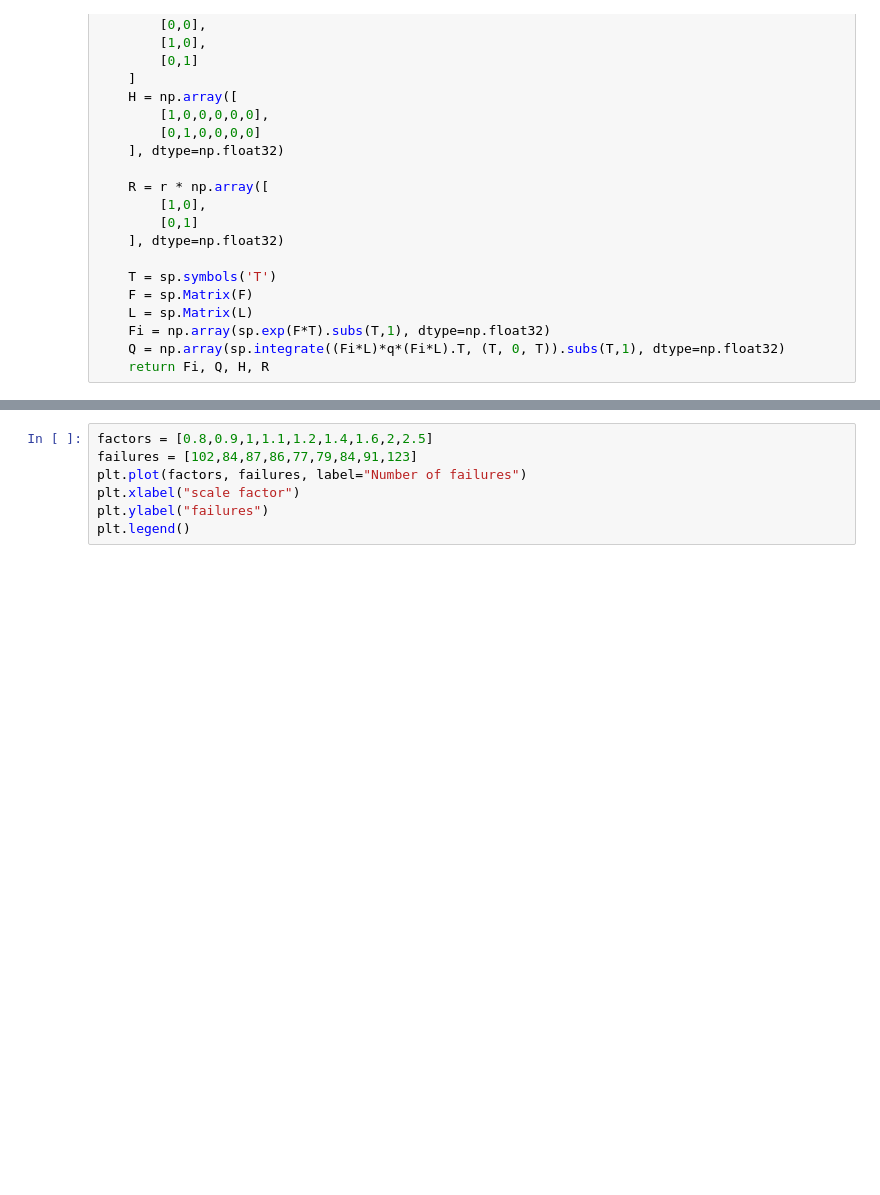
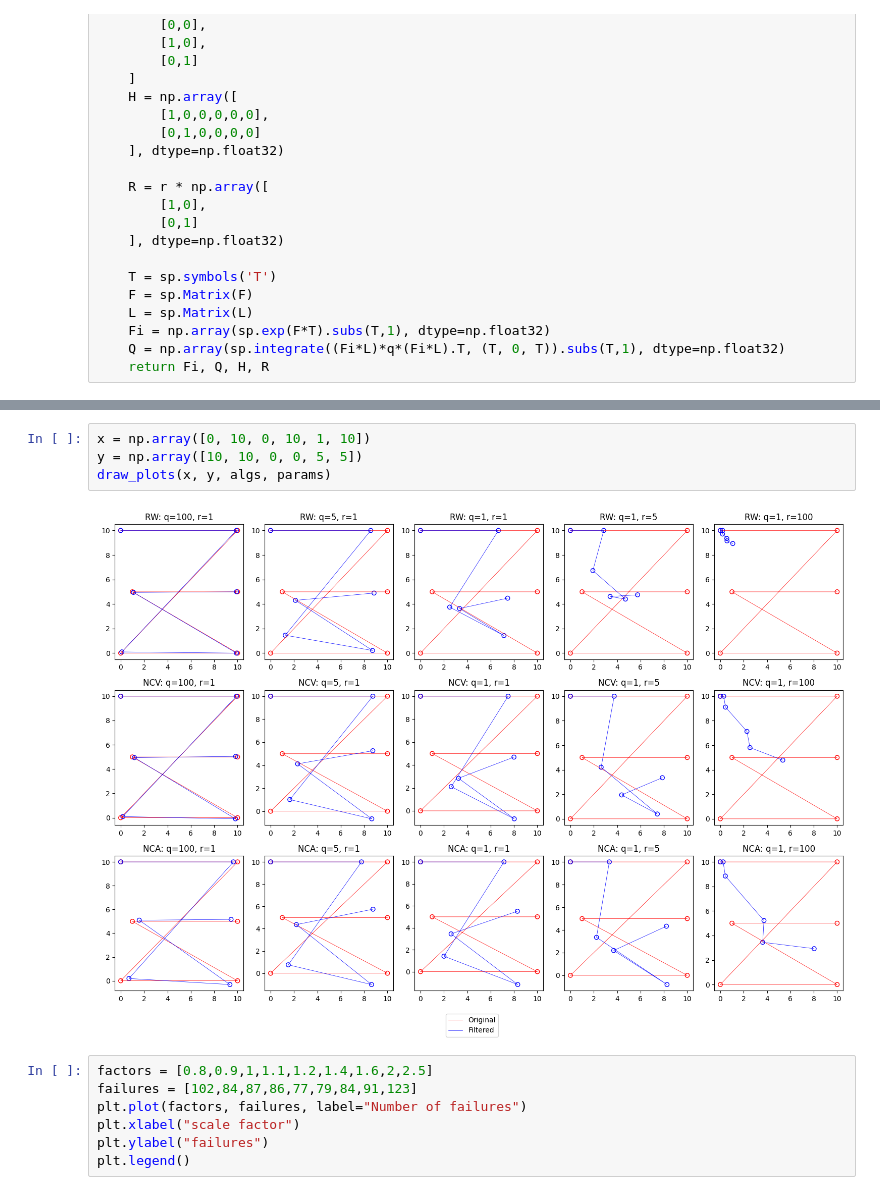
Before and after one commit to gregorzadnik/acvm-exercise4, a Jupyter notebook: toolkit-dir/utils/test_implementations.ipynb, the cells around one changed output, grey strips where cells are left out. Drawn from its saved outputs; the diff is of its cells as text; blank space fills up the shorter version.

```diff
--- a/toolkit-dir/utils/test_implementations.ipynb
+++ b/toolkit-dir/utils/test_implementations.ipynb
@@ -200,3 +243,9 @@ plt.legend()
+# %%
+x = np.array([0, 10, 0, 10, 1, 10])
+y = np.array([10, 10, 0, 0, 5, 5])
+draw_plots(x, y, algs, params)
+# %% [output]
+[figure, added]
 # %%
 factors = [0.8,0.9,1,1.1,1.2,1.4,1.6,2,2.5]
 failures = [102,84,87,86,77,79,84,91,123]
```
Also changed, not shown: parts of 4 cells of this notebook, 3 other files.
